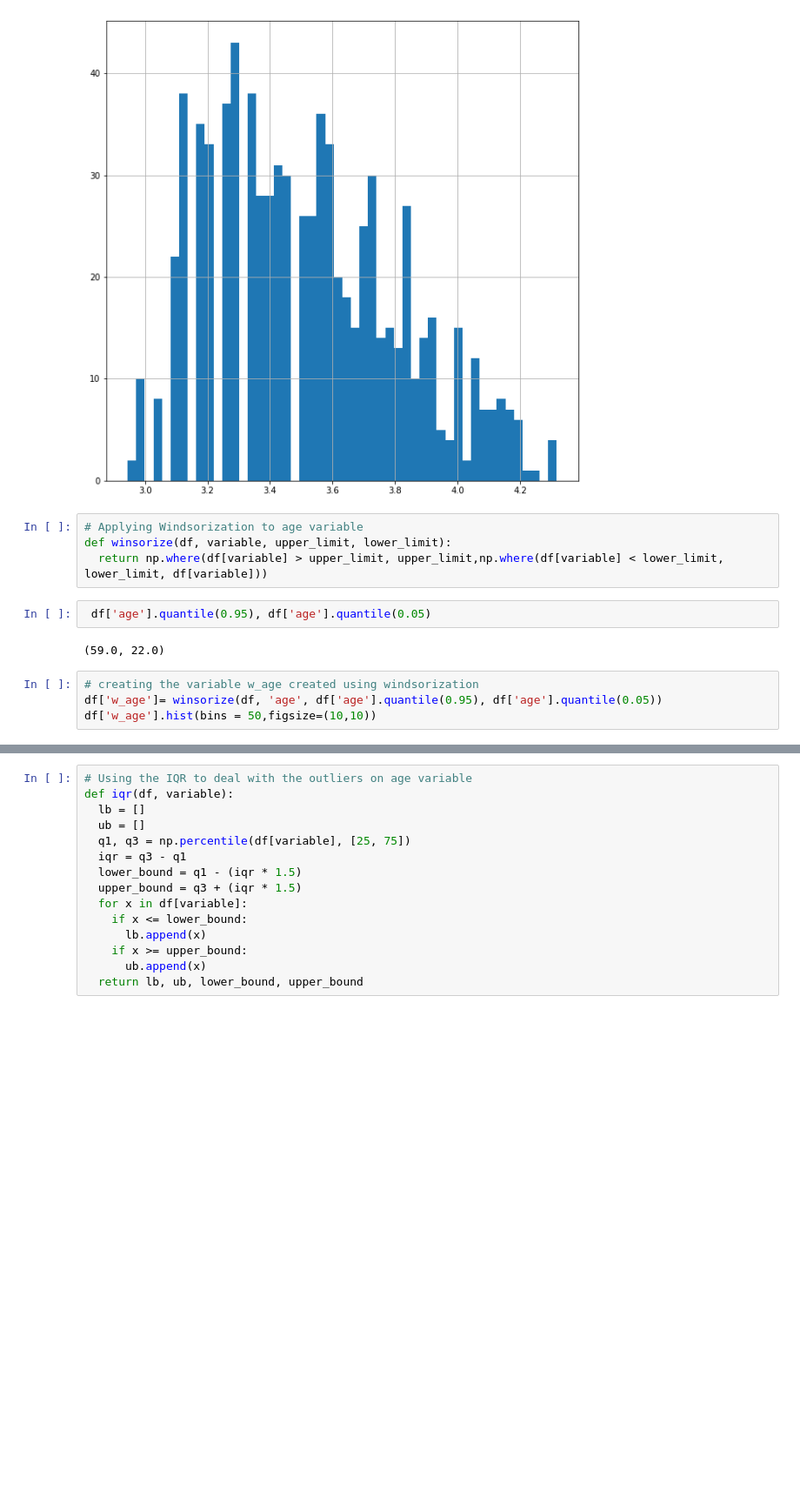
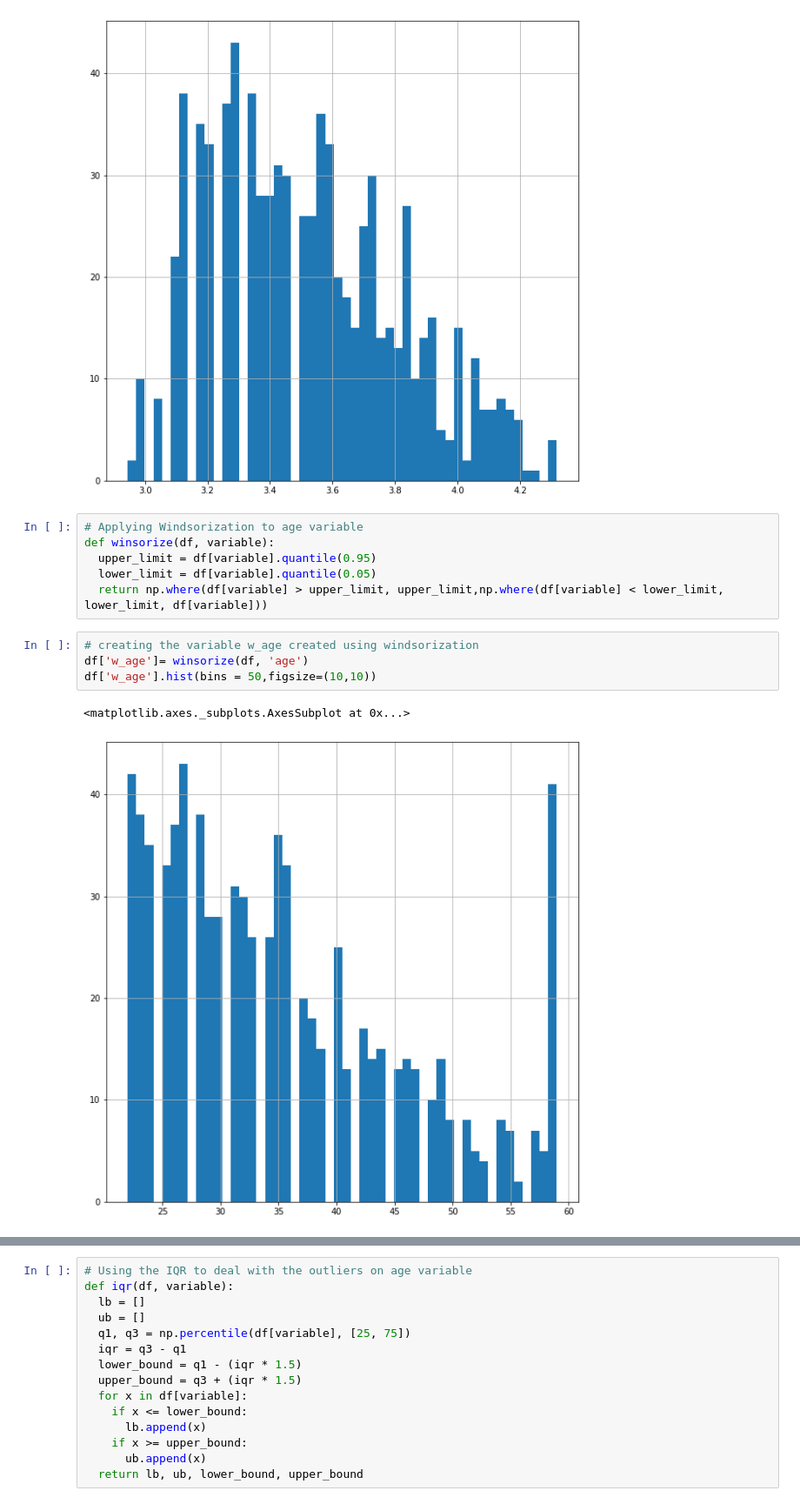
Before and after one commit to jbEmanuel/German_Credit_Risk_Classification, a Jupyter notebook: German_Credit.ipynb, the cells around one changed output, grey strips where cells are left out. Shown at 87% size. Saved outputs shown, nothing was run; the diff lists cells and outputs as text; blank space fills up the shorter version.

```diff
--- a/German_Credit.ipynb
+++ b/German_Credit.ipynb
@@ -126,15 +127,16 @@ df['log_age'].hist(bins = 50,figsize=(10,10))
 [figure]
 # %%
 # Applying Windsorization to age variable
-def winsorize(df, variable, upper_limit, lower_limit):
+def winsorize(df, variable):
+  upper_limit = df[variable].quantile(0.95)
+  lower_limit = df[variable].quantile(0.05)
   return np.where(df[variable] > upper_limit, upper_limit,np.where(df[variable] < lower_limit, lower_limit, df[variable]))
-# %%
- df['age'].quantile(0.95), df['age'].quantile(0.05)
-# %% [output]
-(59.0, 22.0)
 # %%
 # creating the variable w_age created using windsorization
-df['w_age']= winsorize(df, 'age', df['age'].quantile(0.95), df['age'].quantile(0.05))
+df['w_age']= winsorize(df, 'age')
 df['w_age'].hist(bins = 50,figsize=(10,10))
+# %% [output]
+<matplotlib.axes._subplots.AxesSubplot at 0x...>
+[figure, added]
 # %%
 # creating the variable w_amount created using windsorization
```
Also changed, not shown: parts of 44 cells of this notebook.
